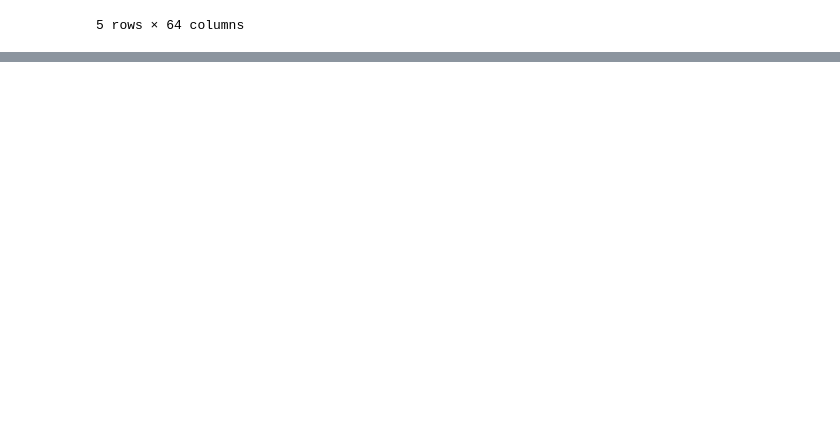
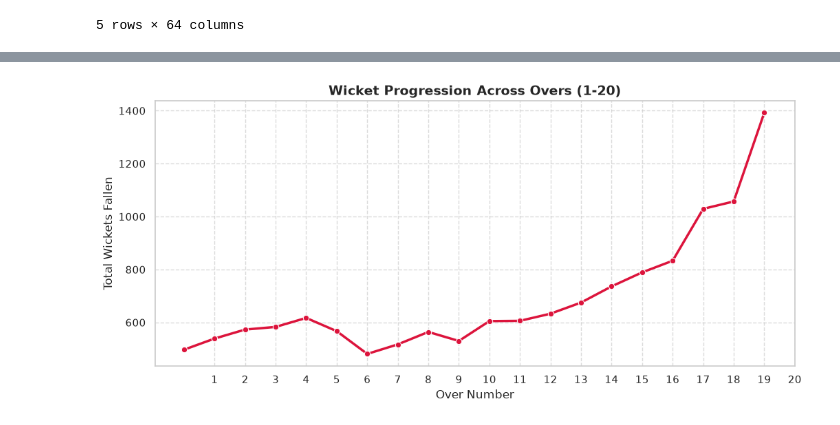
Before and after one commit to SatyabrataIISERM/ds_first_git_group_5, a Jupyter notebook: Ball_by_ball_analysis(MS23131).ipynb, the cells around one changed output, grey strips where cells are left out. Saved outputs shown, nothing was run; the diff lists cells and outputs as text; code cells hidden in the pictures; blank space fills up the shorter version.

```diff
--- a/Ball_by_ball_analysis(MS23131).ipynb
+++ b/Ball_by_ball_analysis(MS23131).ipynb
@@ -93,0 +432,15 @@ df.head()
+# %%
+# Count valid wickets per over
+df['is_wicket'] = df['wicket_kind'].notnull().astype(int)
+over_wickets = df.groupby('over')['is_wicket'].sum().reset_index()
+
+plt.figure(figsize=(12, 5))
+sns.lineplot(data=over_wickets, x='over', y='is_wicket', marker='o', color='crimson', linewidth=2.5)
+plt.title('Wicket Progression Across Overs (1-20)', fontsize=14, fontweight='bold')
+plt.xlabel('Over Number', fontsize=12)
+plt.ylabel('Total Wickets Fallen', fontsize=12)
+plt.xticks(range(1, 21))
+plt.grid(True, linestyle='--', alpha=0.7)
+plt.show()
+# %% [output]
+[figure, added]
```
Also changed, not shown: parts of 36 cells of this notebook, 1 other file.
